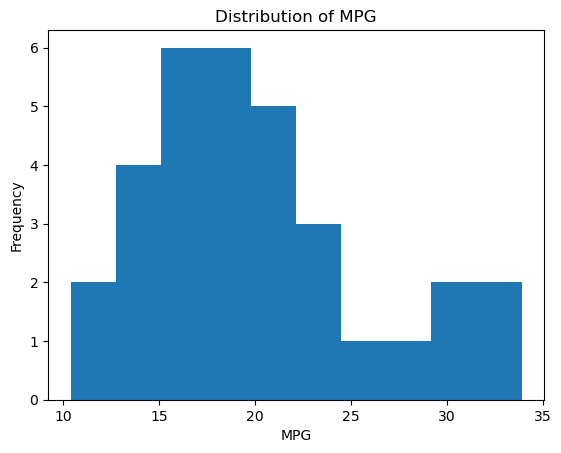
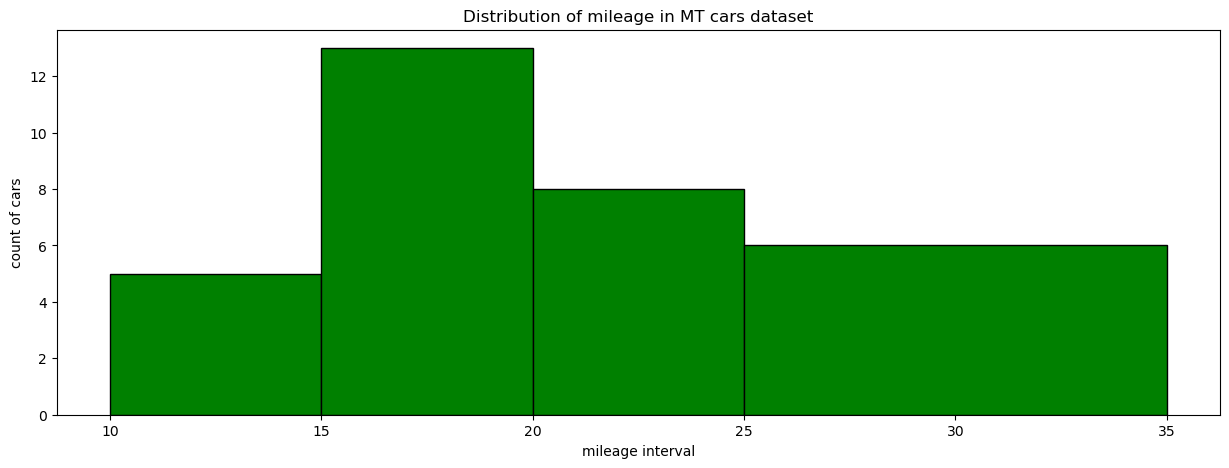
Code edit (unified diff) that turned the first committed figure into the second:
--- before
+++ after
@@ -1,8 +1,9 @@
 # 1. Histogram
-plt.figure()
-plt.hist(df['mpg'])
-plt.title("Distribution of MPG")
-plt.xlabel("MPG")
-plt.ylabel("Frequency")
-plt.show()
+plt.figure(figsize=(15,5))
+#plt.hist(df['mpg'], bins=5, edgecolor='black')
+plt.hist(df['mpg'],bins=[10, 15, 20, 25,35], edgecolor='black', color='g', orientation='vertical')
+plt.title("Distribution of mileage in MT cars dataset")
+plt.xlabel("mileage interval")
+plt.ylabel("count of cars")
+plt.show();
 # MPG distribution: Mostly clustered between ~18–24 → typical mid-efficiency cars.

Commit: a